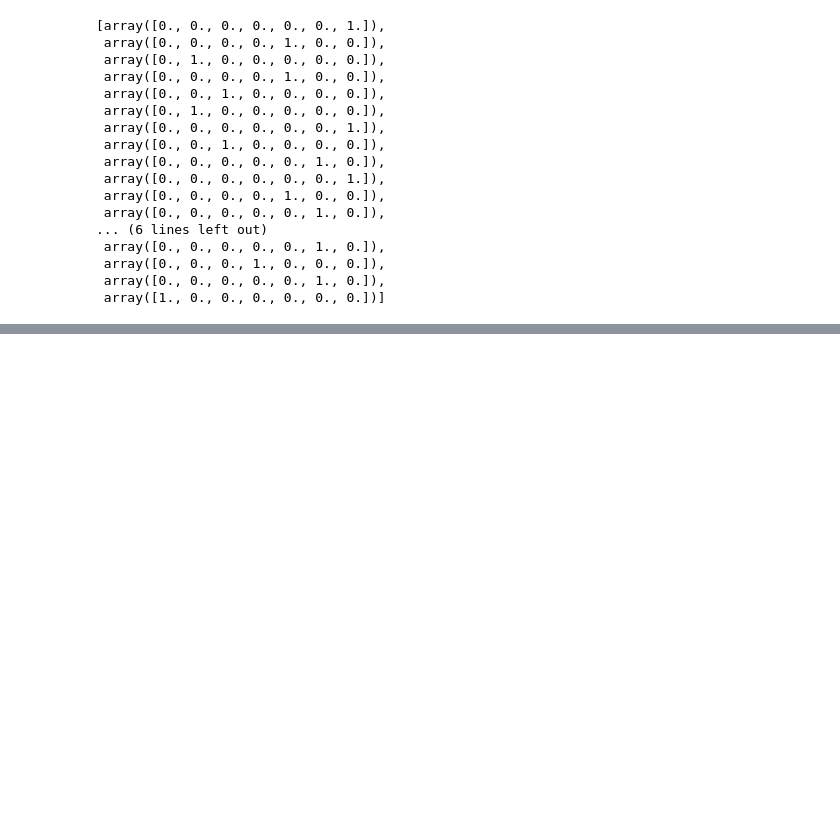
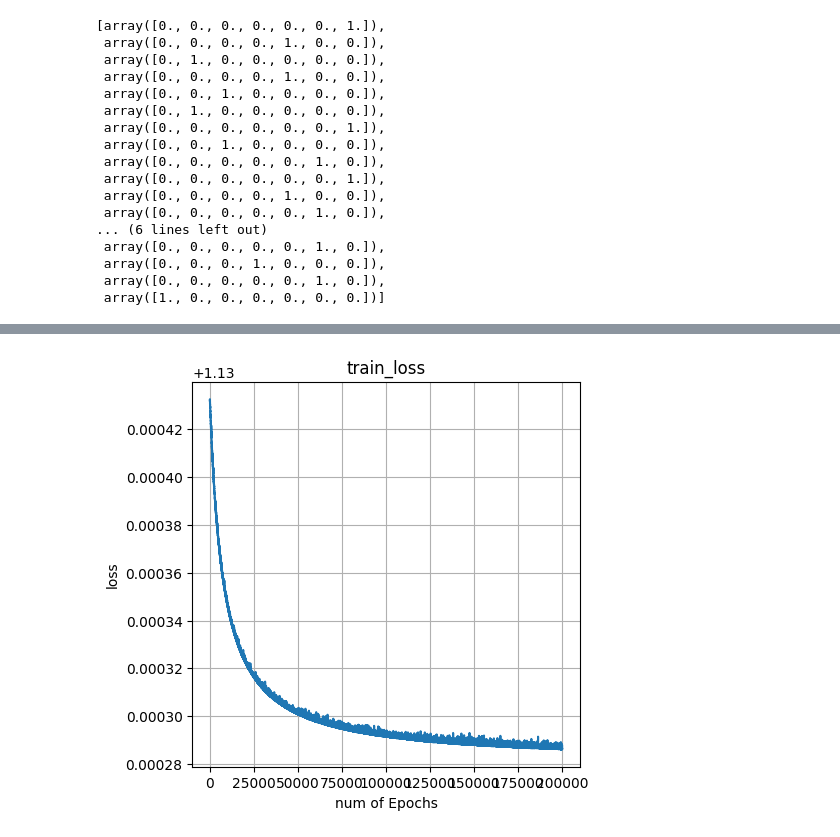
Before and after one commit to stewartjollymore/NLP_CourseUCSD, a Jupyter notebook: Homework_7.ipynb, the cells around one changed output, grey strips where cells are left out. Drawn from its saved outputs; the diff is of its cells as text; code cells hidden in the pictures; blank space fills up the shorter version.

```diff
--- a/Homework_7.ipynb
+++ b/Homework_7.ipynb
@@ -366,0 +420,18 @@ Y
+# %%
+import keras
+from keras.models import Sequential
+from keras.layers import Dense
+
+X_train = np.asarray(X)
+Y_train = np.asarray(Y)
+
+print(X_train.shape)
+print(Y_train.shape)
+
+model = Sequential()
+model.add(Dense(2, input_dim = X_train.shape[1], activation = 'linear'))
+model.add(Dense(Y_train.shape[1], activation = "softmax"))
+
+model.compile(loss = 'categorical_crossentropy', optimizer = 'adam')
+
+model.summary()
@@ -366,0 +454,18 @@ Y
+# %%
+epochs = 200000
+
+hist = model.fit(X_train, Y_train, verbose=0,epochs=epochs)
+# %%
+import matplotlib.pyplot as plt
+
+train_loss = hist.history['loss']
+xc = range(epochs)
+plt.plot(xc, train_loss)
+
+plt.figure(1, figsize=(7,5))
+plt.xlabel('num of Epochs')
+plt.ylabel('loss')
+plt.title('train_loss')
+plt.grid(True)
+# %% [output]
+[figure, added]
```
Also changed, not shown: parts of 4 cells of this notebook.
